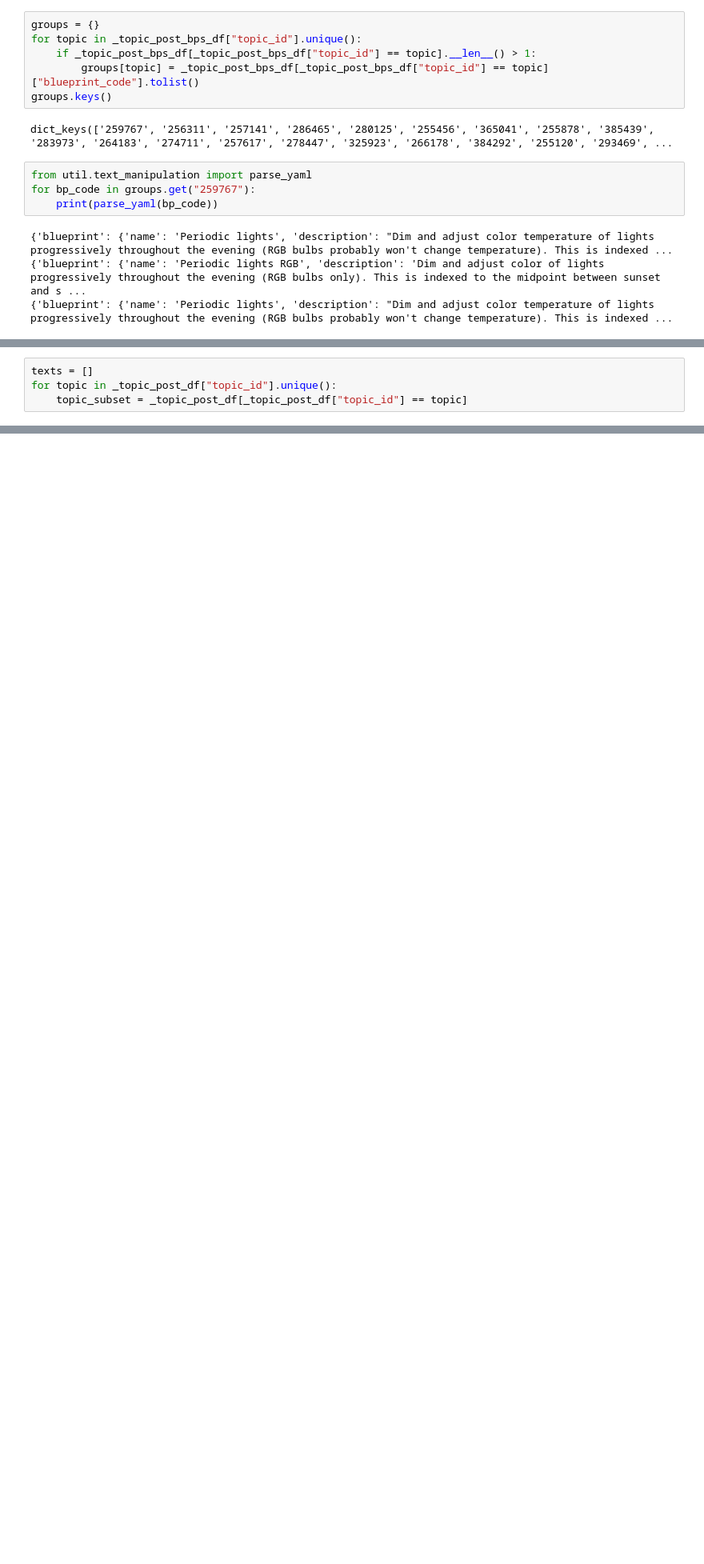
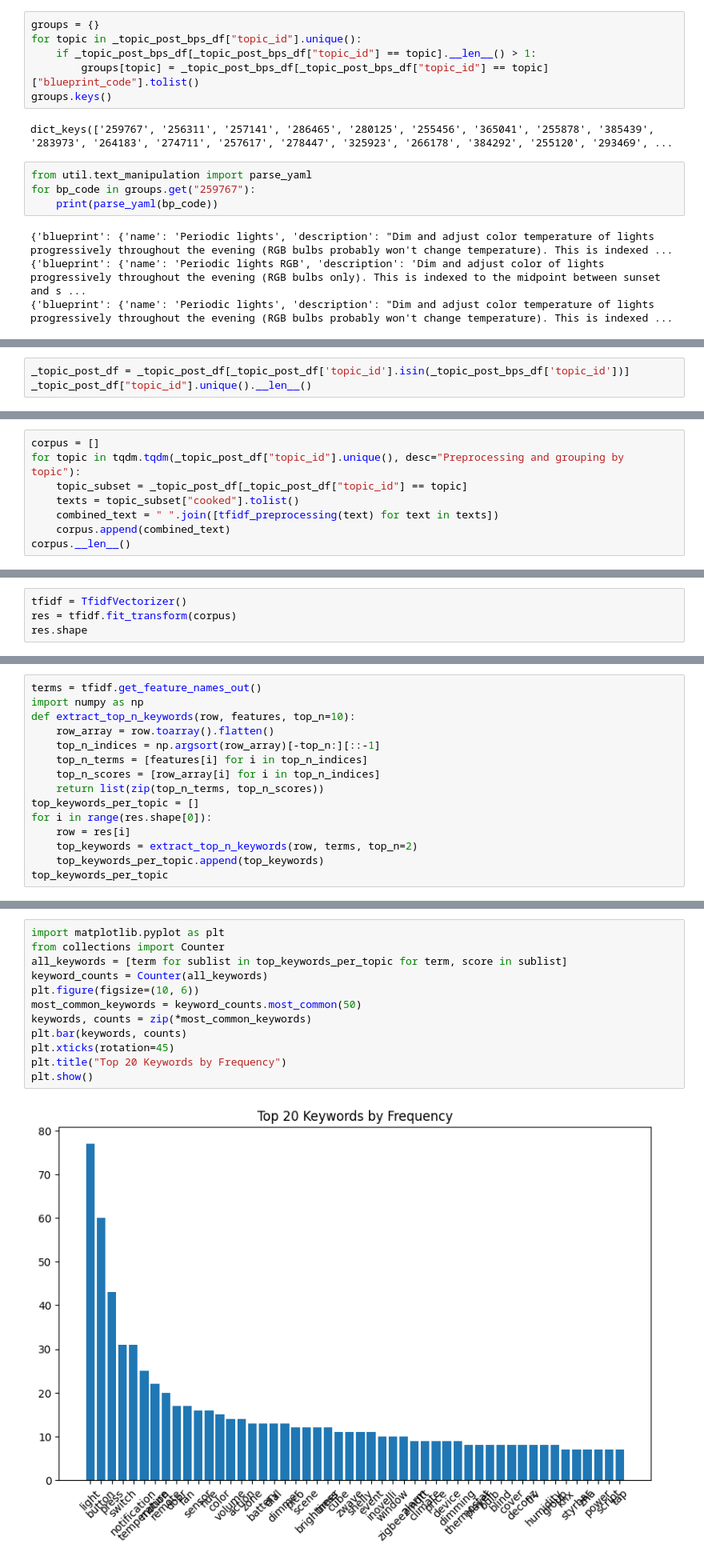
Before and after one commit to 598975/BP-classification, a Jupyter notebook: 251126-tfidf-keyword.ipynb, the cells around one changed output, grey strips where cells are left out. Shown at 80% size. Cells and saved outputs as stored; diff of their text form; blank space fills up the shorter version.

Commit message:
finished nb tfidf keyword, started implementaiton

```diff
--- a/251126-tfidf-keyword.ipynb
+++ b/251126-tfidf-keyword.ipynb
@@ -140,0 +122,3 @@ KeyboardInterrupt:
+# %%
+_topic_post_df = _topic_post_df[_topic_post_df['topic_id'].isin(_topic_post_bps_df['topic_id'])]
+_topic_post_df["topic_id"].unique().__len__()
@@ -141,5 +127,9 @@ KeyboardInterrupt:
 # %%
-texts = []
-for topic in _topic_post_df["topic_id"].unique():
+corpus = []
+for topic in tqdm.tqdm(_topic_post_df["topic_id"].unique(), desc="Preprocessing and grouping by topic"):
     topic_subset = _topic_post_df[_topic_post_df["topic_id"] == topic]
+    texts = topic_subset["cooked"].tolist()
+    combined_text = " ".join([tfidf_preprocessing(text) for text in texts])
+    corpus.append(combined_text)
+corpus.__len__()
 # %% [output]
@@ -153,0 +137,4 @@ _topic_post_bps_df.
+# %%
+tfidf = TfidfVectorizer()
+res = tfidf.fit_transform(corpus)
+res.shape
@@ -153,0 +143,15 @@ _topic_post_bps_df.
+# %%
+terms = tfidf.get_feature_names_out()
+import numpy as np
+def extract_top_n_keywords(row, features, top_n=10):
+    row_array = row.toarray().flatten()
+    top_n_indices = np.argsort(row_array)[-top_n:][::-1]
+    top_n_terms = [features[i] for i in top_n_indices]
+    top_n_scores = [row_array[i] for i in top_n_indices]
+    return list(zip(top_n_terms, top_n_scores))
+top_keywords_per_topic = []
+for i in range(res.shape[0]):
+    row = res[i]
+    top_keywords = extract_top_n_keywords(row, terms, top_n=2)
+    top_keywords_per_topic.append(top_keywords)
+top_keywords_per_topic
@@ -153,0 +176,14 @@ _topic_post_bps_df.
+# %%
+import matplotlib.pyplot as plt
+from collections import Counter
+all_keywords = [term for sublist in top_keywords_per_topic for term, score in sublist]
+keyword_counts = Counter(all_keywords)
+plt.figure(figsize=(10, 6))
+most_common_keywords = keyword_counts.most_common(50)
+keywords, counts = zip(*most_common_keywords)
+plt.bar(keywords, counts)
+plt.xticks(rotation=45)
+plt.title("Top 20 Keywords by Frequency")
+plt.show()
+# %% [output]
+[figure, added]
```
Also changed, not shown: parts of 15 cells of this notebook, 3 other files.
